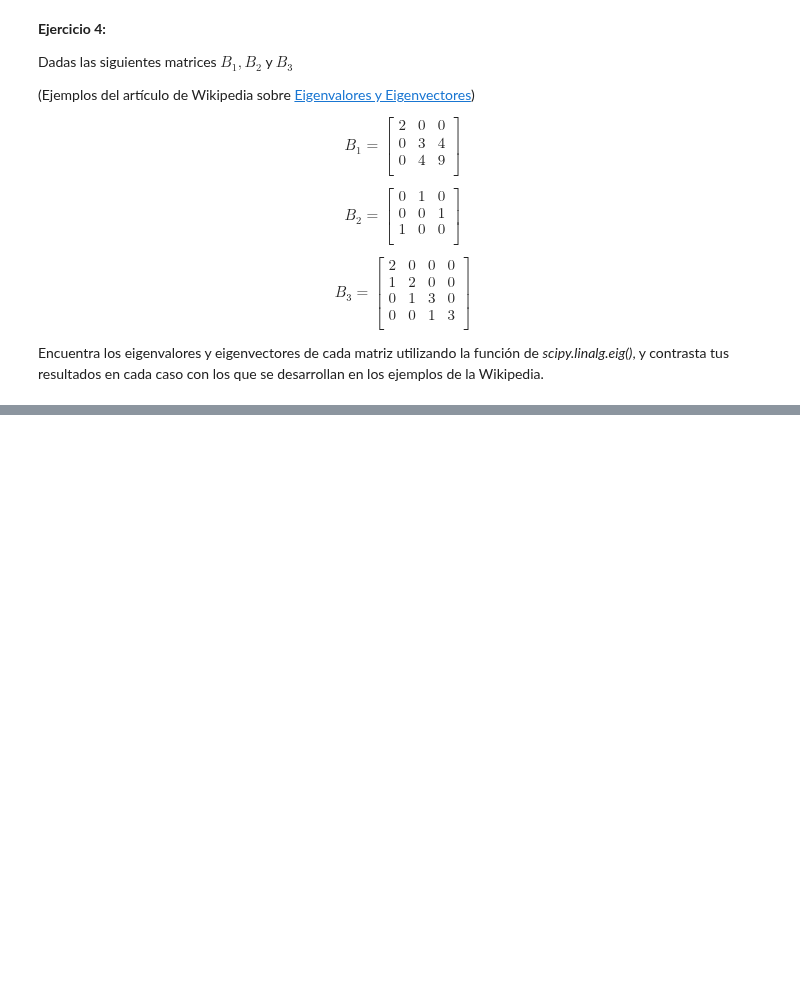
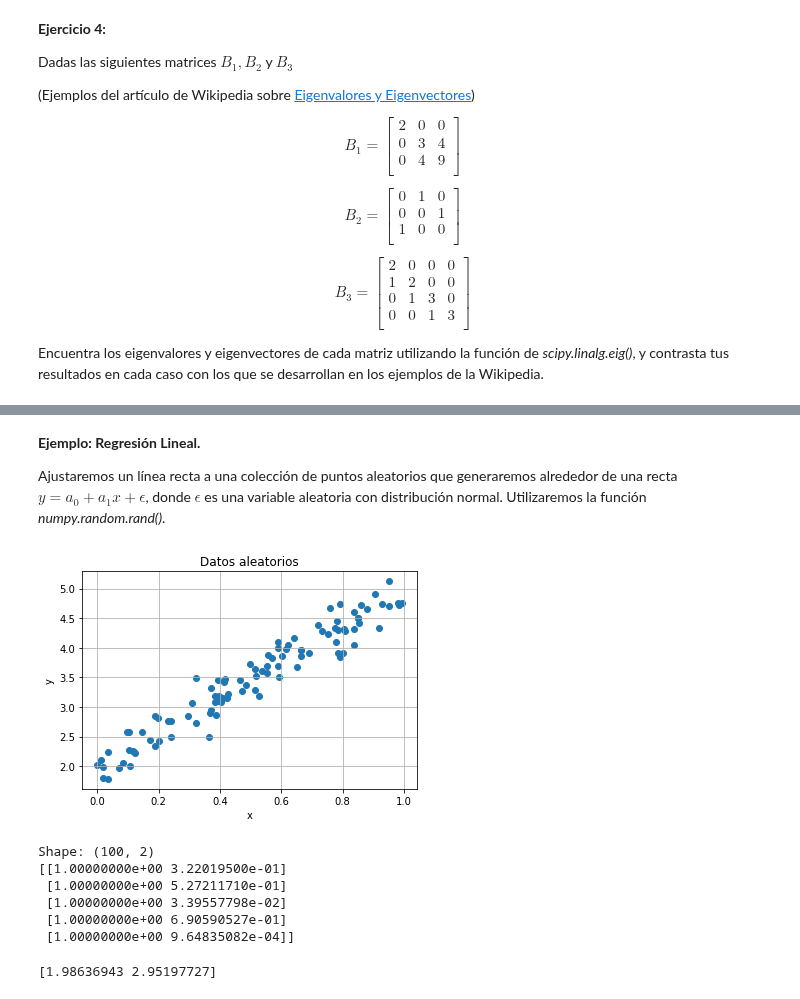
Before and after one commit to carloslizarragac/FisicaComputacional1, a Jupyter notebook: Actividad7.ipynb, the cells around one changed output, grey strips where cells are left out. Drawn from its saved outputs; the diff is of its cells as text; code cells hidden in the pictures; blank space fills up the shorter version.

```diff
--- a/Actividad7.ipynb
+++ b/Actividad7.ipynb
@@ -826,0 +1041,44 @@ Encuentra los eigenvalores y eigenvectores de cada matriz utilizando la función
+# %% [markdown]
+**Ejemplo: Regresión Lineal.**
+
+Ajustaremos un línea recta a una colección de puntos aleatorios que generaremos alrededor de una recta $y = a_0 + a_1 x + \epsilon$, donde $\epsilon$ es una variable aleatoria con distribución normal. Utilizaremos la función *numpy.random.rand()*.
+# %%
+# Datos aleatorios que yacen alrededor de una recta
+# Coeficientes de la recta
+a0 = 2
+a1 = 3
+# Número de puntos entre (0,1)
+N = 100
+x = np.random.rand(100)
+# Ruido gaussiano
+noise = 0.2*np.random.randn(100)
+# Agregamos el ruido a la recta
+y = a0 + a1*x + noise
+
+plt.scatter(x,y);
+plt.grid()
+plt.title('Datos aleatorios')
+plt.xlabel('x')
+plt.ylabel('y')
+plt.show()
+# %% [output]
+[figure, added]
+# %%
+# Creamos la matriz X, con 1's en la primera columna y los puntos x_k en la segunda.
+X = np.column_stack([np.ones(N),x])
+print('Shape:', X.shape)
+# Imprimimos los primeros 5 renglones para verificar
+print(X[:5,:])
+# %% [output]
+Shape: (100, 2)
+[[1.00000000e+00 3.22019500e-01]
+ [1.00000000e+00 5.27211710e-01]
+ [1.00000000e+00 3.39557798e-02]
+ [1.00000000e+00 6.90590527e-01]
+ [1.00000000e+00 9.64835082e-04]]
+# %%
+# Usamos la función scipy.linalg.solve() para resolver la ecuación X.T@X@a = X.T@y respecto a 'a'
+a = la.solve(X.T @ X, X.T @ y)
+print(a)
+# %% [output]
+[1.98636943 2.95197727]
```
Also changed, not shown: parts of 24 cells of this notebook.
